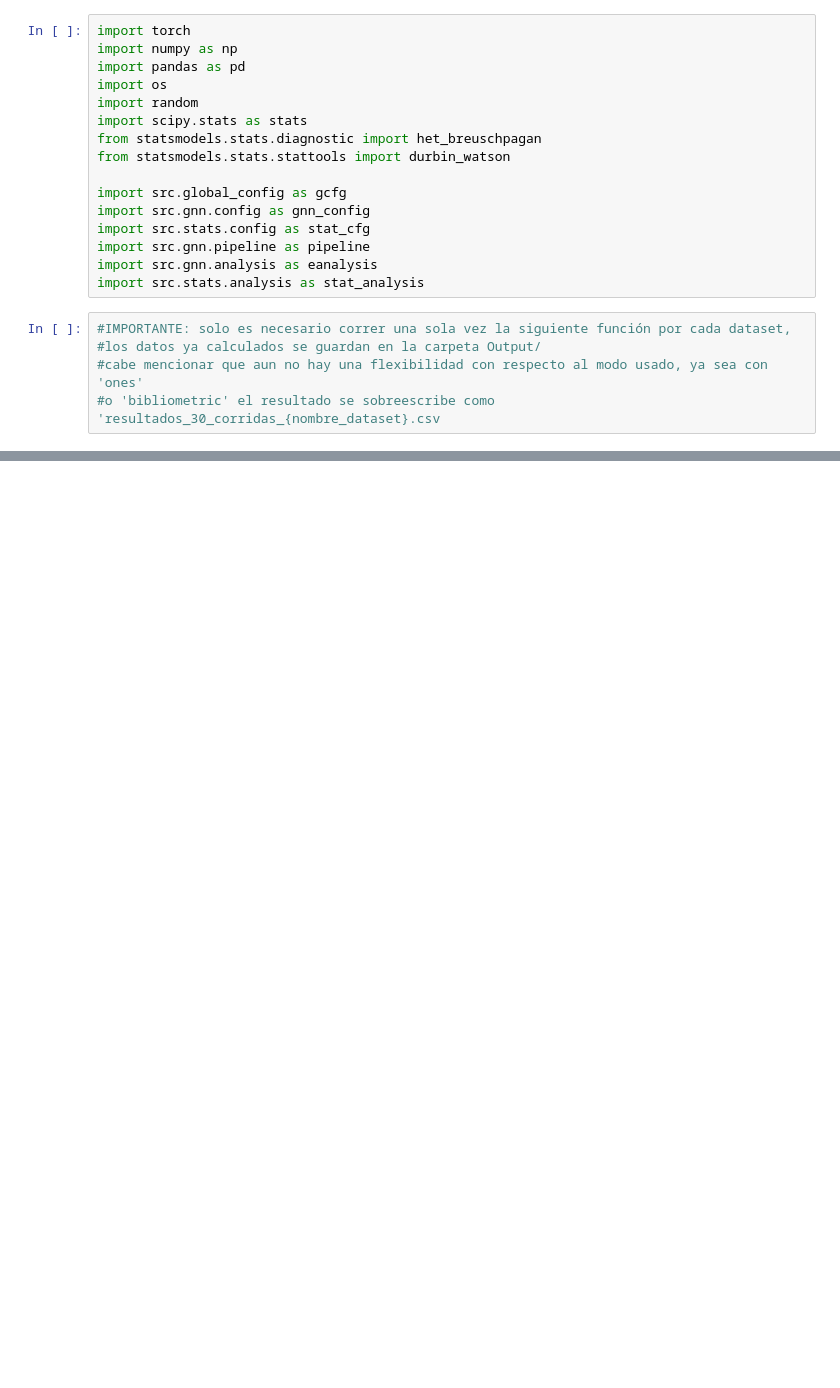
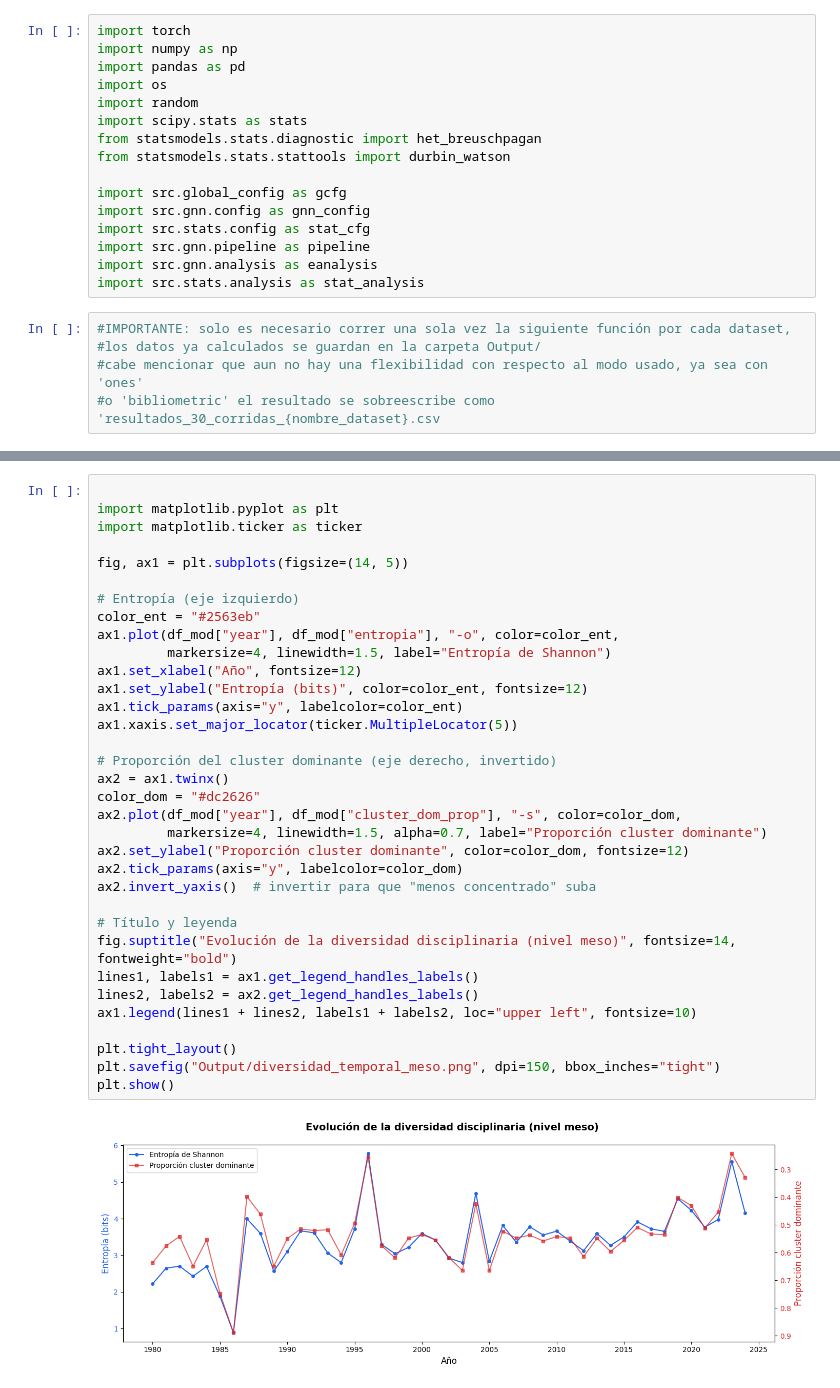
Before and after one commit to Jose117053/evolucion-redes-egocentricas, a Jupyter notebook: 3_experimentos.ipynb, the cells around one changed output, grey strips where cells are left out. Saved outputs shown, nothing was run; the diff lists cells and outputs as text; blank space fills up the shorter version.

```diff
--- a/3_experimentos.ipynb
+++ b/3_experimentos.ipynb
@@ -392,0 +345,36 @@ Nivel taxonómico:  meso
+# %%
+
+import matplotlib.pyplot as plt
+import matplotlib.ticker as ticker
+
+fig, ax1 = plt.subplots(figsize=(14, 5))
+
+# Entropía (eje izquierdo)
+color_ent = "#2563eb"
+ax1.plot(df_mod["year"], df_mod["entropia"], "-o", color=color_ent,
+         markersize=4, linewidth=1.5, label="Entropía de Shannon")
+ax1.set_xlabel("Año", fontsize=12)
+ax1.set_ylabel("Entropía (bits)", color=color_ent, fontsize=12)
+ax1.tick_params(axis="y", labelcolor=color_ent)
+ax1.xaxis.set_major_locator(ticker.MultipleLocator(5))
+
+# Proporción del cluster dominante (eje derecho, invertido)
+ax2 = ax1.twinx()
+color_dom = "#dc2626"
+ax2.plot(df_mod["year"], df_mod["cluster_dom_prop"], "-s", color=color_dom,
+         markersize=4, linewidth=1.5, alpha=0.7, label="Proporción cluster dominante")
+ax2.set_ylabel("Proporción cluster dominante", color=color_dom, fontsize=12)
+ax2.tick_params(axis="y", labelcolor=color_dom)
+ax2.invert_yaxis()  # invertir para que "menos concentrado" suba
+
+# Título y leyenda
+fig.suptitle("Evolución de la diversidad disciplinaria (nivel meso)", fontsize=14, fontweight="bold")
+lines1, labels1 = ax1.get_legend_handles_labels()
+lines2, labels2 = ax2.get_legend_handles_labels()
+ax1.legend(lines1 + lines2, labels1 + labels2, loc="upper left", fontsize=10)
+
+plt.tight_layout()
+plt.savefig("Output/diversidad_temporal_meso.png", dpi=150, bbox_inches="tight")
+plt.show()
+# %% [output]
+[figure, added]
```
Also changed, not shown: parts of 13 cells of this notebook, 1 other file.
